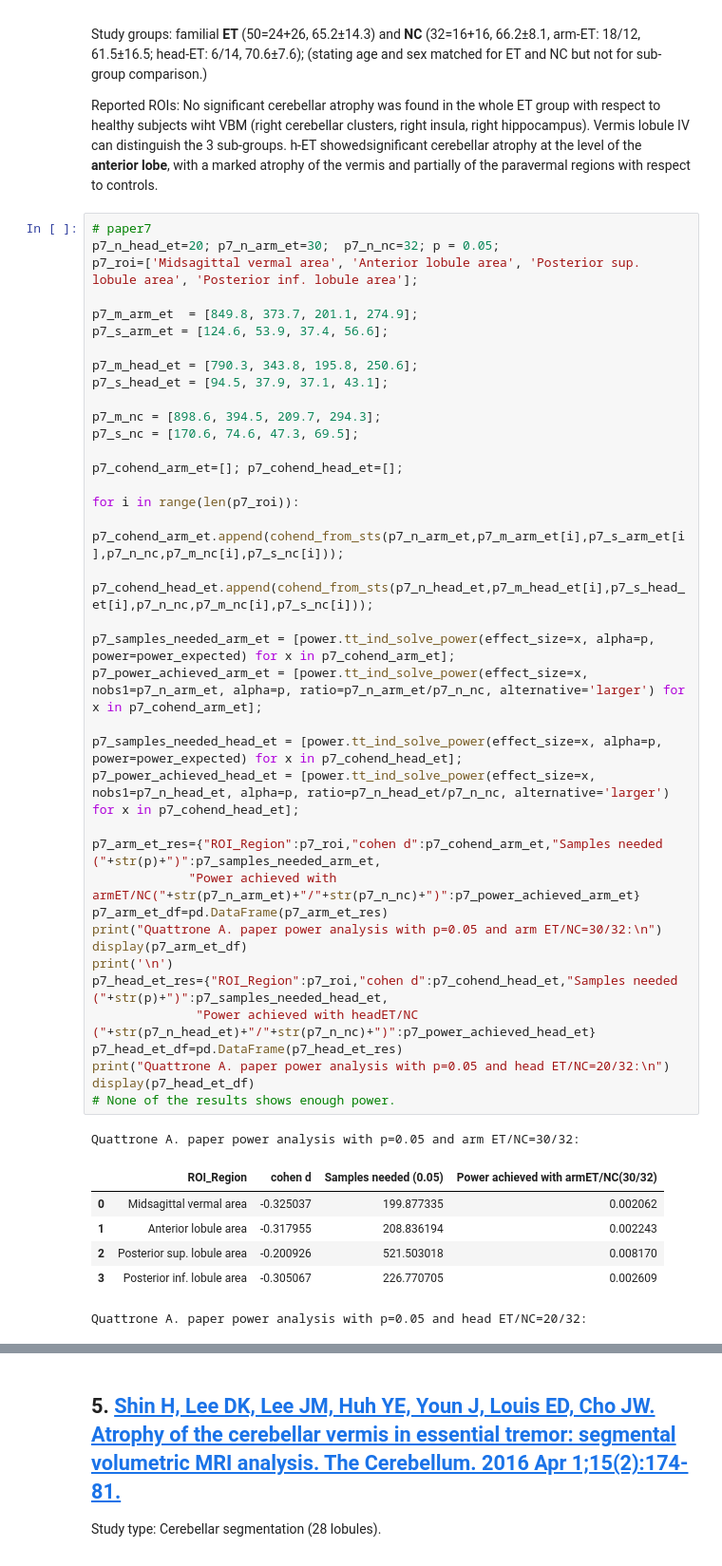
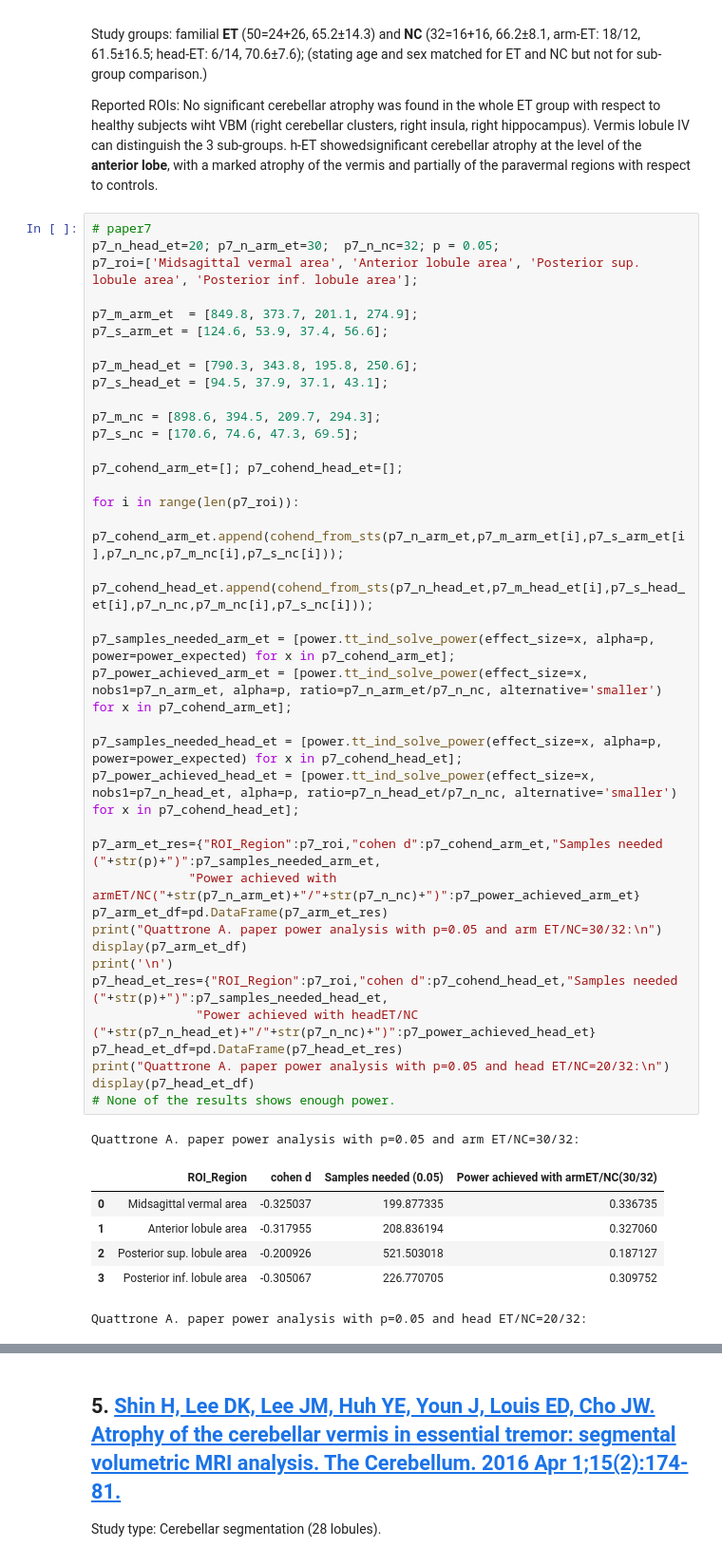
Before and after one commit to Vincent-wq/Replicability-of-PD-ICA, a Jupyter notebook: codes/devel/cerebellum_confounder/0_power_analysis.ipynb, the cells around one changed output, grey strips where cells are left out. Shown at 95% size. Saved outputs shown, nothing was run; the diff lists cells and outputs as text.

```diff
--- a/codes/devel/cerebellum_confounder/0_power_analysis.ipynb
+++ b/codes/devel/cerebellum_confounder/0_power_analysis.ipynb
@@ -271,38 +278,38 @@ p7_m_head_et = [790.3, 343.8, 195.8, 250.6];
 p7_s_head_et = [94.5, 37.9, 37.1, 43.1];
 
 p7_m_nc = [898.6, 394.5, 209.7, 294.3];
 p7_s_nc = [170.6, 74.6, 47.3, 69.5];
 
 p7_cohend_arm_et=[]; p7_cohend_head_et=[];
 
 for i in range(len(p7_roi)):
     p7_cohend_arm_et.append(cohend_from_sts(p7_n_arm_et,p7_m_arm_et[i],p7_s_arm_et[i],p7_n_nc,p7_m_nc[i],p7_s_nc[i]));
     p7_cohend_head_et.append(cohend_from_sts(p7_n_head_et,p7_m_head_et[i],p7_s_head_et[i],p7_n_nc,p7_m_nc[i],p7_s_nc[i]));
 
 p7_samples_needed_arm_et = [power.tt_ind_solve_power(effect_size=x, alpha=p, power=power_expected) for x in p7_cohend_arm_et];
-p7_power_achieved_arm_et = [power.tt_ind_solve_power(effect_size=x, nobs1=p7_n_arm_et, alpha=p, ratio=p7_n_arm_et/p7_n_nc, alternative='larger') for x in p7_cohend_arm_et];
+p7_power_achieved_arm_et = [power.tt_ind_solve_power(effect_size=x, nobs1=p7_n_arm_et, alpha=p, ratio=p7_n_arm_et/p7_n_nc, alternative='smaller') for x in p7_cohend_arm_et];
 
 p7_samples_needed_head_et = [power.tt_ind_solve_power(effect_size=x, alpha=p, power=power_expected) for x in p7_cohend_head_et];
-p7_power_achieved_head_et = [power.tt_ind_solve_power(effect_size=x, nobs1=p7_n_head_et, alpha=p, ratio=p7_n_head_et/p7_n_nc, alternative='larger') for x in p7_cohend_head_et];
+p7_power_achieved_head_et = [power.tt_ind_solve_power(effect_size=x, nobs1=p7_n_head_et, alpha=p, ratio=p7_n_head_et/p7_n_nc, alternative='smaller') for x in p7_cohend_head_et];
 
 p7_arm_et_res={"ROI_Region":p7_roi,"cohen d":p7_cohend_arm_et,"Samples needed ("+str(p)+")":p7_samples_needed_arm_et,
              "Power achieved with armET/NC("+str(p7_n_arm_et)+"/"+str(p7_n_nc)+")":p7_power_achieved_arm_et}
 p7_arm_et_df=pd.DataFrame(p7_arm_et_res)
 print("Quattrone A. paper power analysis with p=0.05 and arm ET/NC=30/32:\n")
 display(p7_arm_et_df)
 print('\n')
 p7_head_et_res={"ROI_Region":p7_roi,"cohen d":p7_cohend_head_et,"Samples needed ("+str(p)+")":p7_samples_needed_head_et,
               "Power achieved with headET/NC ("+str(p7_n_head_et)+"/"+str(p7_n_nc)+")":p7_power_achieved_head_et}
 p7_head_et_df=pd.DataFrame(p7_head_et_res)
 print("Quattrone A. paper power analysis with p=0.05 and head ET/NC=20/32:\n")
 display(p7_head_et_df)
 # None of the results shows enough power.
 # %% [output]
 Quattrone A. paper power analysis with p=0.05 and arm ET/NC=30/32:
 |  | ROI_Region | cohen d | Samples needed (0.05) | Power achieved with armET/NC(30/32) |
-| 0 | Midsagittal vermal area | -0.325037 | 199.877335 | 0.002062 |
-| 1 | Anterior lobule area | -0.317955 | 208.836194 | 0.002243 |
-| 2 | Posterior sup. lobule area | -0.200926 | 521.503018 | 0.008170 |
-| 3 | Posterior inf. lobule area | -0.305067 | 226.770705 | 0.002609 |
+| 0 | Midsagittal vermal area | -0.325037 | 199.877335 | 0.336735 |
+| 1 | Anterior lobule area | -0.317955 | 208.836194 | 0.327060 |
+| 2 | Posterior sup. lobule area | -0.200926 | 521.503018 | 0.187127 |
+| 3 | Posterior inf. lobule area | -0.305067 | 226.770705 | 0.309752 |
 Quattrone A. paper power analysis with p=0.05 and head ET/NC=20/32:
 |  | ROI_Region | cohen d | Samples needed (0.05) | Power achieved with headET/NC (20... |
```
Also changed, not shown: parts of 7 cells of this notebook.
